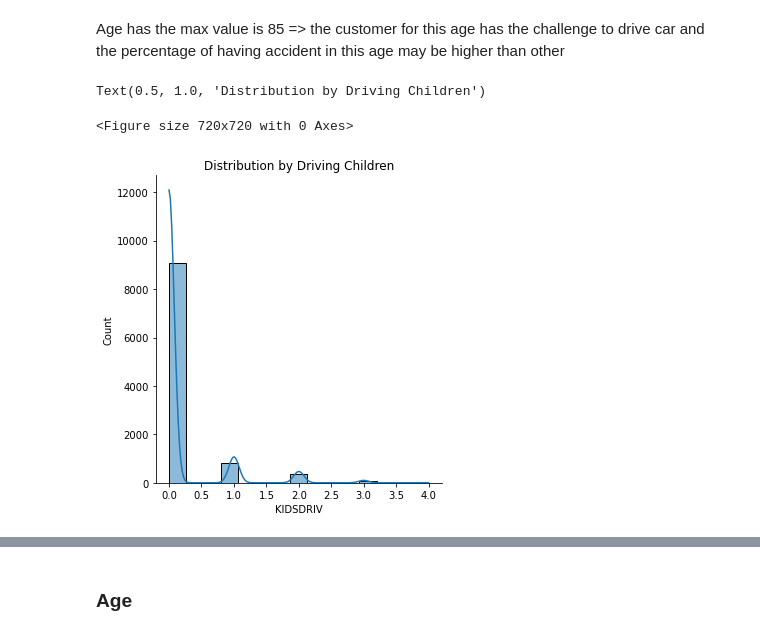
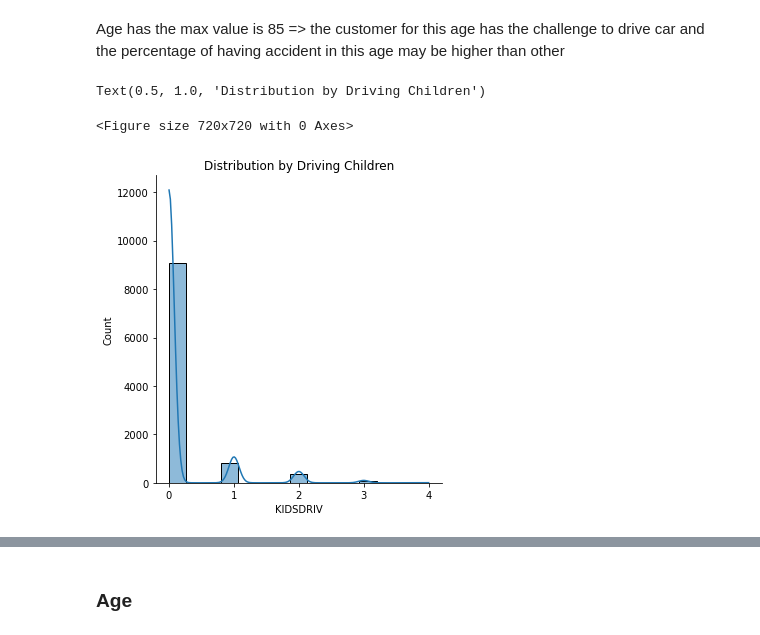
Before and after one commit to NamNguyenboomit/car-insurance, a Jupyter notebook: Analyze/test_1.ipynb, the cells around one changed output, grey strips where cells are left out. Saved outputs shown, nothing was run; the diff lists cells and outputs as text; code cells hidden in the pictures.

```diff
--- a/Analyze/test_1.ipynb
+++ b/Analyze/test_1.ipynb
@@ -778,10 +592,12 @@ Age has the max value is 85 => the customer for this age has the challenge to dr
 # %%
 plt.figure(figsize=(10,10))
 
 sns.displot(df['KIDSDRIV'], kde=True)
 
+plt.xticks(np.arange(0,5,step=1))
+
 plt.title('Distribution by Driving Children')
 # %% [output]
 Text(0.5, 1.0, 'Distribution by Driving Children')
 <Figure size 720x720 with 0 Axes>
-[figure, old version]
+[figure, new version]
```
Also changed, not shown: parts of 45 cells of this notebook.
